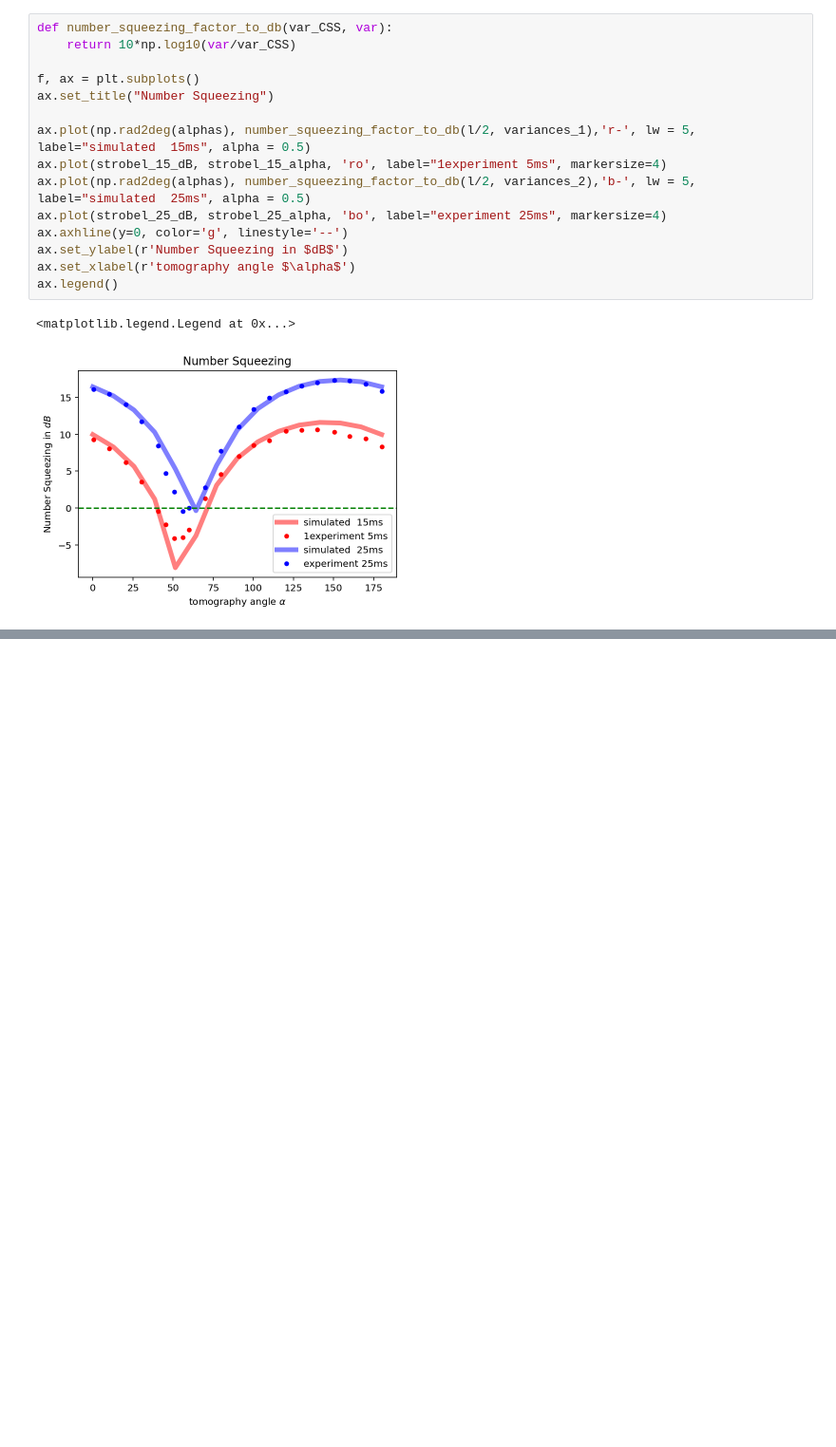
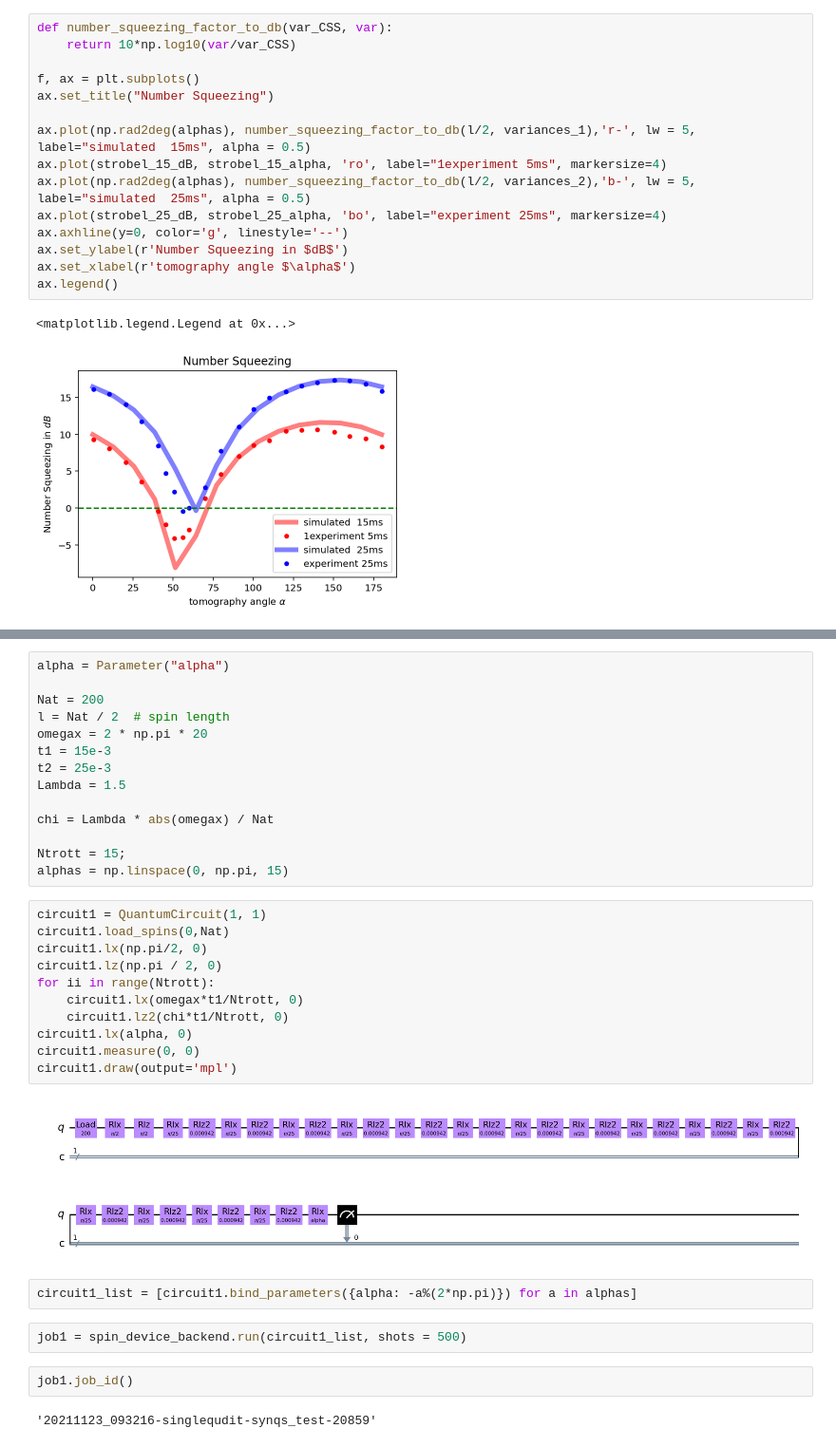
Before and after one commit to qiskit-community/qiskit-cold-atom, a Jupyter notebook: docs/tutorials/07_squeezing_in_qudits.ipynb, the cells around one changed output, grey strips where cells are left out. Shown: that part at 95% size. Saved outputs shown, nothing was run; the diff lists cells and outputs as text; blank space fills up the shorter version.

Commit message:
Connecting the code by Rohit into this device

```diff
--- a/docs/tutorials/Fisher_information.ipynb
+++ b/docs/tutorials/07_squeezing_in_qudits.ipynb
@@ -186,0 +209,35 @@ ax.legend()
+# %%
+alpha = Parameter("alpha")
+
+Nat = 200
+l = Nat / 2  # spin length
+omegax = 2 * np.pi * 20
+t1 = 15e-3
+t2 = 25e-3
+Lambda = 1.5
+
+chi = Lambda * abs(omegax) / Nat
+
+Ntrott = 15;
+alphas = np.linspace(0, np.pi, 15)
+# %%
+circuit1 = QuantumCircuit(1, 1)
+circuit1.load_spins(0,Nat)
+circuit1.lx(np.pi/2, 0)
+circuit1.lz(np.pi / 2, 0)
+for ii in range(Ntrott):
+    circuit1.lx(omegax*t1/Ntrott, 0)
+    circuit1.lz2(chi*t1/Ntrott, 0)
+circuit1.lx(alpha, 0)
+circuit1.measure(0, 0)
+circuit1.draw(output='mpl')
+# %% [output]
+[figure, added]
+# %%
+circuit1_list = [circuit1.bind_parameters({alpha: -a%(2*np.pi)}) for a in alphas]
+# %%
+job1 = spin_device_backend.run(circuit1_list, shots = 500)
+# %%
+job1.job_id()
+# %% [output]
+'20211123_093216-singlequdit-synqs_test-20859'
```
Also changed, not shown: parts of 19 cells of this notebook, 4 other files.
